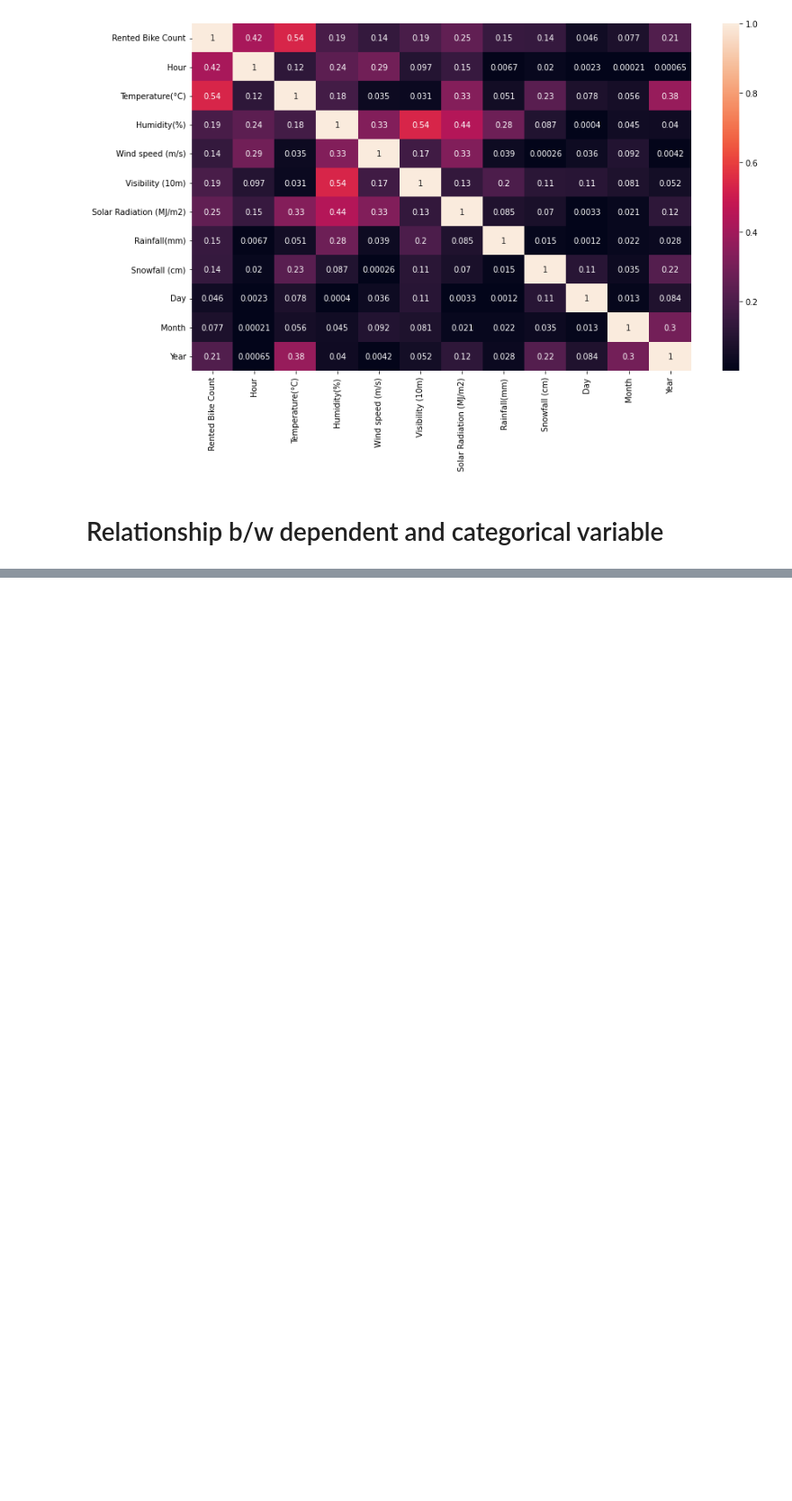
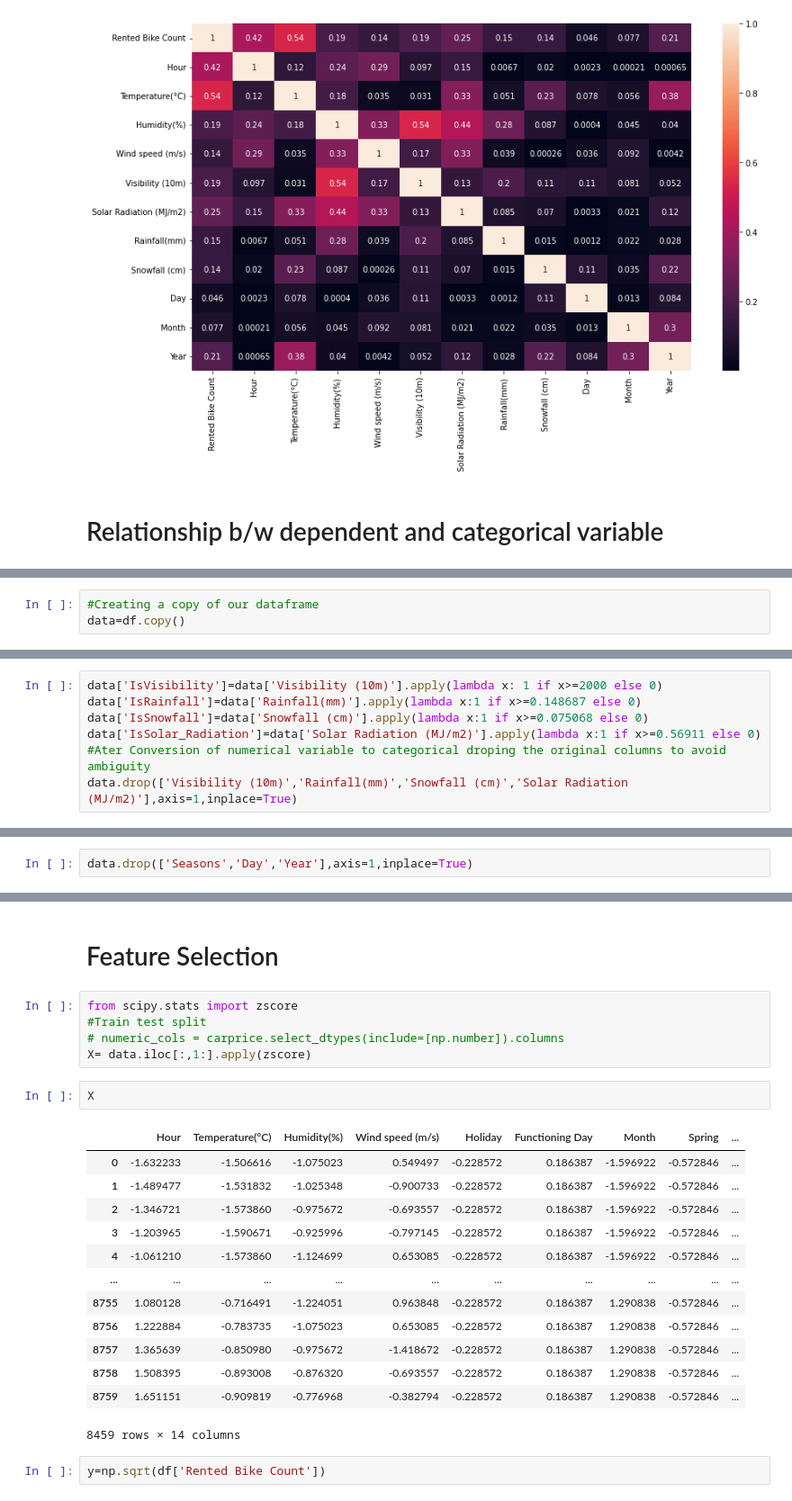
Before and after one commit to pranilthorat/Seoul-Bike-Sharing-Demand-Prediction, a Jupyter notebook: Github_for_capstone_project=2.ipynb, the cells around one changed output, grey strips where cells are left out. Shown at 90% size. Cells and saved outputs as stored; diff of their text form; blank space fills up the shorter version.

```diff
--- a/Github_for_capstone_project=2.ipynb
+++ b/Github_for_capstone_project=2.ipynb
@@ -457,0 +491,3 @@ sns.heatmap(np.abs(df.corr()),annot=True)
+# %%
+#Creating a copy of our dataframe
+data=df.copy()
@@ -457,0 +496,7 @@ sns.heatmap(np.abs(df.corr()),annot=True)
+# %%
+data['IsVisibility']=data['Visibility (10m)'].apply(lambda x: 1 if x>=2000 else 0)
+data['IsRainfall']=data['Rainfall(mm)'].apply(lambda x:1 if x>=0.148687 else 0)
+data['IsSnowfall']=data['Snowfall (cm)'].apply(lambda x:1 if x>=0.075068 else 0)
+data['IsSolar_Radiation']=data['Solar Radiation (MJ/m2)'].apply(lambda x:1 if x>=0.56911 else 0)
+#Ater Conversion of numerical variable to categorical droping the original columns to avoid ambiguity
+data.drop(['Visibility (10m)','Rainfall(mm)','Snowfall (cm)','Solar Radiation (MJ/m2)'],axis=1,inplace=True)
@@ -457,0 +512,2 @@ sns.heatmap(np.abs(df.corr()),annot=True)
+# %%
+data.drop(['Seasons','Day','Year'],axis=1,inplace=True)
@@ -457,0 +528,25 @@ sns.heatmap(np.abs(df.corr()),annot=True)
+# %% [markdown]
+# Feature Selection
+# %%
+from scipy.stats import zscore
+#Train test split
+# numeric_cols = carprice.select_dtypes(include=[np.number]).columns
+X= data.iloc[:,1:].apply(zscore)
+# %%
+X
+# %% [output]
+|  | Hour | Temperature(°C) | Humidity(%) | Wind speed (m/s) | Holiday | Functioning Day | Month | Spring | ... |
+| 0 | -1.632233 | -1.506616 | -1.075023 | 0.549497 | -0.228572 | 0.186387 | -1.596922 | -0.572846 | ... |
+| 1 | -1.489477 | -1.531832 | -1.025348 | -0.900733 | -0.228572 | 0.186387 | -1.596922 | -0.572846 | ... |
+| 2 | -1.346721 | -1.573860 | -0.975672 | -0.693557 | -0.228572 | 0.186387 | -1.596922 | -0.572846 | ... |
+| 3 | -1.203965 | -1.590671 | -0.925996 | -0.797145 | -0.228572 | 0.186387 | -1.596922 | -0.572846 | ... |
+| 4 | -1.061210 | -1.573860 | -1.124699 | 0.653085 | -0.228572 | 0.186387 | -1.596922 | -0.572846 | ... |
+| ... | ... | ... | ... | ... | ... | ... | ... | ... | ... |
+| 8755 | 1.080128 | -0.716491 | -1.224051 | 0.963848 | -0.228572 | 0.186387 | 1.290838 | -0.572846 | ... |
+| 8756 | 1.222884 | -0.783735 | -1.075023 | 0.653085 | -0.228572 | 0.186387 | 1.290838 | -0.572846 | ... |
+| 8757 | 1.365639 | -0.850980 | -0.975672 | -1.418672 | -0.228572 | 0.186387 | 1.290838 | -0.572846 | ... |
+| 8758 | 1.508395 | -0.893008 | -0.876320 | -0.693557 | -0.228572 | 0.186387 | 1.290838 | -0.572846 | ... |
+| 8759 | 1.651151 | -0.909819 | -0.776968 | -0.382794 | -0.228572 | 0.186387 | 1.290838 | -0.572846 | ... |
+8459 rows × 14 columns
+# %%
+y=np.sqrt(df['Rented Bike Count'])
```
Also changed, not shown: parts of 38 cells of this notebook.
